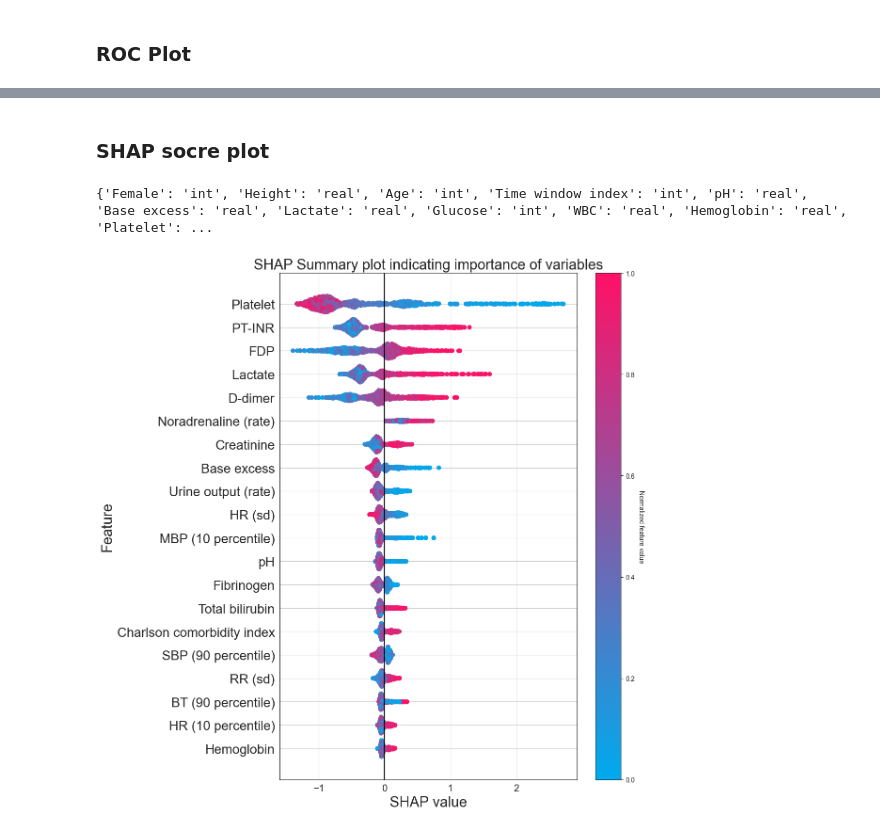
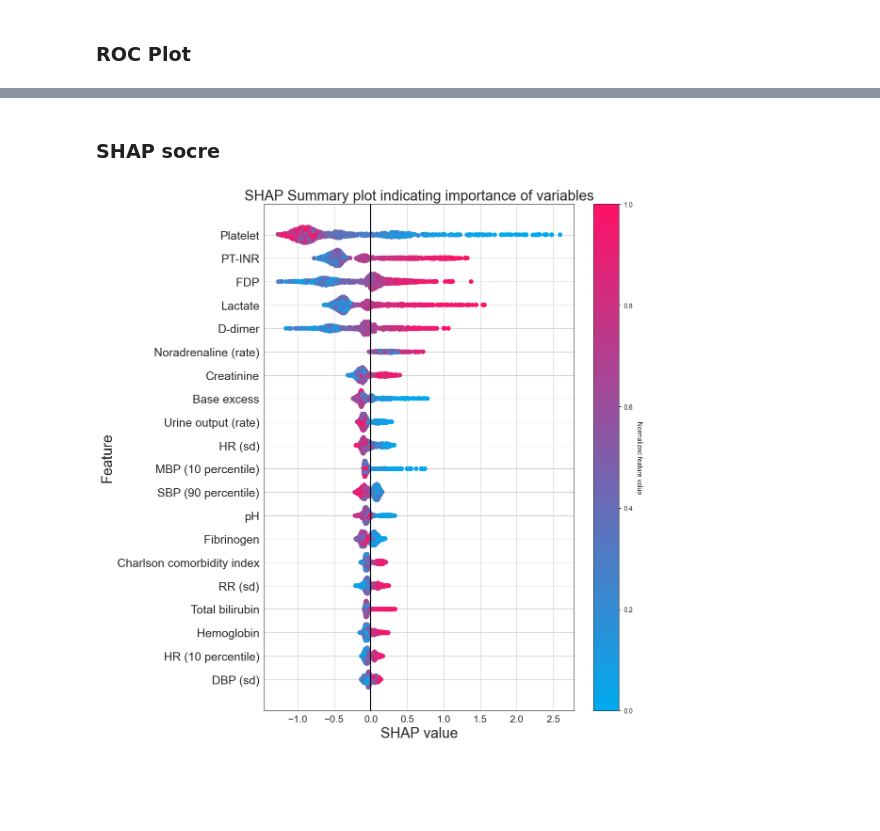
Before and after one commit to mfujimot-1125/DIC-prediction-2025, a Jupyter notebook: python/model_testing.ipynb, the cells around one changed output, grey strips where cells are left out. Saved outputs shown, nothing was run; the diff lists cells and outputs as text; code cells hidden in the pictures; blank space fills up the shorter version.

```diff
--- a/python/model_testing.ipynb
+++ b/python/model_testing.ipynb
@@ -81,7 +59,7 @@ model1_compact = acquire_models(f"{date}/model_path_best_latest_model1_compact.t
 # %%
-best_model_m1 = h2o.load_model(model1["best"]["path"])
-best_model_m1_minimum = h2o.load_model(model1_minimum["best"]["path"])
-best_model_m1_compact = h2o.load_model(model1_compact["best"]["path"])
+best_model_full = h2o.load_model(models_full["best"]["path"])
+best_model_minimum = h2o.load_model(models_minimum["best"]["path"])
+best_model_compact = h2o.load_model(models_compact["best"]["path"])
 # %%
 def process_df(path_train: str, path_test: str, vars: list, label: str) -> None:
     train = h2o.import_file(os.path.join(data_dir, date, path_train))
@@ -106,6 +84,6 @@ vars_full = full_model_features+['y']
 vars_minimum = minimum_model_features+['y']
 vars_compact = compact_model_features+['y']
 # %%
-full_train, full_test = process_df(f'{date}_train_df_model1.csv', f"{date}_test_df_model1.csv", vars_full,'y')
-minimum_train, minimum_test = process_df(f'{date}_train_df_model1.csv', f"{date}_test_df_model1.csv", vars_minimum,'y')
-compact_train, compact_test = process_df(f'{date}_train_df_model1.csv', f"{date}_test_df_model1.csv", vars_compact,'y')
+full_train, full_test = process_df(f'{date}_train_df.csv', f"{date}_test_df.csv", vars_full+["icu_stay_id"],'y')
+minimum_train, minimum_test = process_df(f'{date}_train_df.csv', f"{date}_test_df.csv", vars_minimum,'y')
+compact_train, compact_test = process_df(f'{date}_train_df.csv', f"{date}_test_df.csv", vars_compact,'y')
@@ -137,4 +104,4 @@ model1 compact Test AUROC: 0.8838376452444894
 # %%
-best_predict_m1 = best_model_m1.predict(full_test)
-full_test['predict_all_model'] = best_predict_m1['p1']
-best_predict_df = full_test.as_data_frame()
+best_predict_full = best_model_full.predict(full_test)
+full_test['predict_all_model'] = best_predict_full['p1']
+best_predict_df_full = full_test.as_data_frame()
@@ -220,10 +300,5 @@ plt.show()
 # %% [markdown]
-### SHAP socre plot
+### SHAP socre
 # %%
-model_explanation_beta = h2o.get_model(model1["best"]["id"])
+model_explanation_beta = h2o.get_model(models_full["best"]["id"])
-# %%
-# Check the data types of each column
-print(full_test.types)
-# %% [output]
-{'Female': 'int', 'Height': 'real', 'Age': 'int', 'Time window index': 'int', 'pH': 'real', 'Base excess': 'real', 'Lactate': 'real', 'Glucose': 'int', 'WBC': 'real', 'Hemoglobin': 'real', 'Platelet': ...
 # %%
@@ -232,14 +307,14 @@ full_test = full_test.drop(['y'])
 # %%
 shap_plot = model_explanation_beta.shap_summary_plot(full_test,top_n_features=20,figsize=(12, 12))
 plt.title("SHAP Summary plot indicating importance of variables", fontsize=22)
 plt.xlabel(plt.gca().get_xlabel(), fontsize=22)
 plt.ylabel(plt.gca().get_ylabel(), fontsize=22)
 plt.xticks(fontsize=15)
-plt.yticks(fontsize=20)
+plt.yticks(fontsize=18)
 plt.tight_layout()
 
-plt.savefig(os.path.join(output_dir, f'figures/model1/{date}_SHAP_full.tiff'))
-plt.savefig(os.path.join(output_dir, f'figures/model1/{date}_SHAP_full.tiff'), format='tiff')
+plt.savefig(os.path.join(output_dir, f'figures/{date}_SHAP_full.tiff'))
+plt.savefig(os.path.join(output_dir, f'figures/{date}_SHAP_full.tiff'), format='tiff')
 plt.show()
 # %% [output]
-[figure, old version]
+[figure, new version]
```
Also changed, not shown: parts of 18 cells of this notebook, 1 other file.
